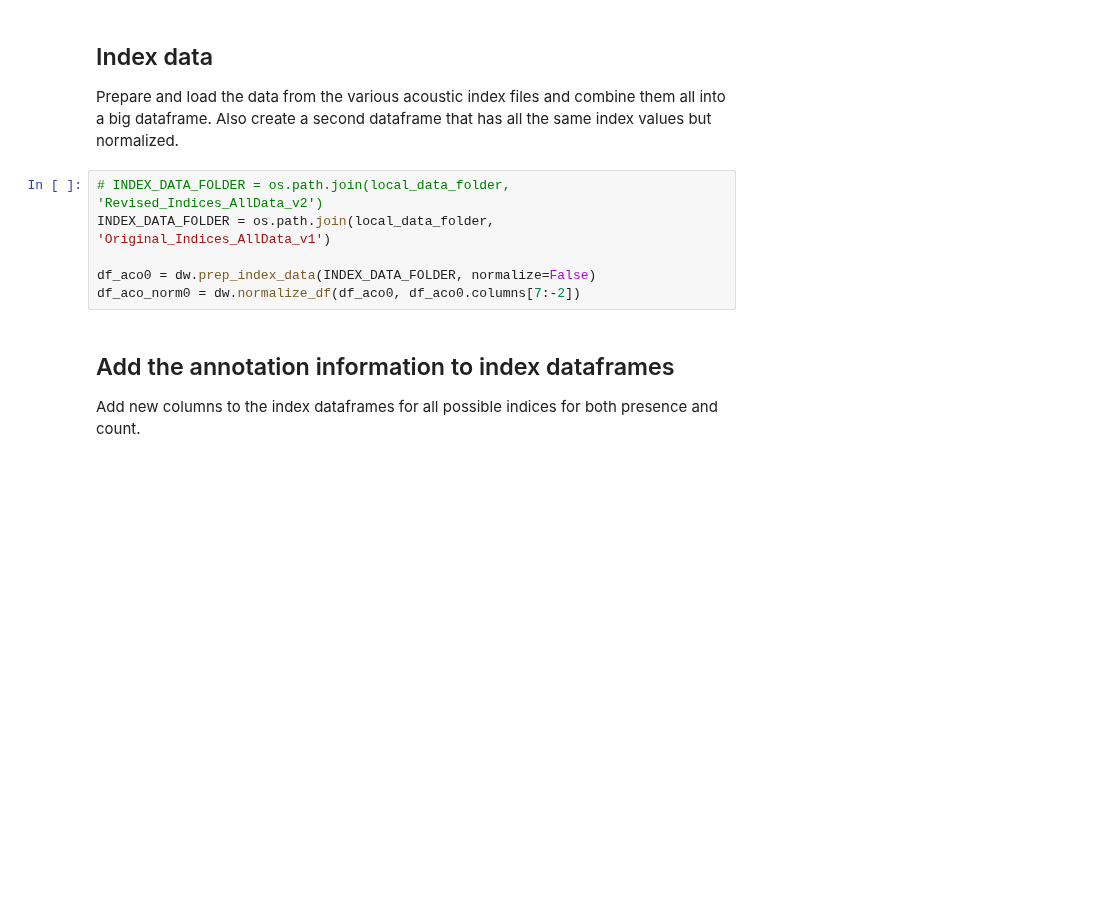
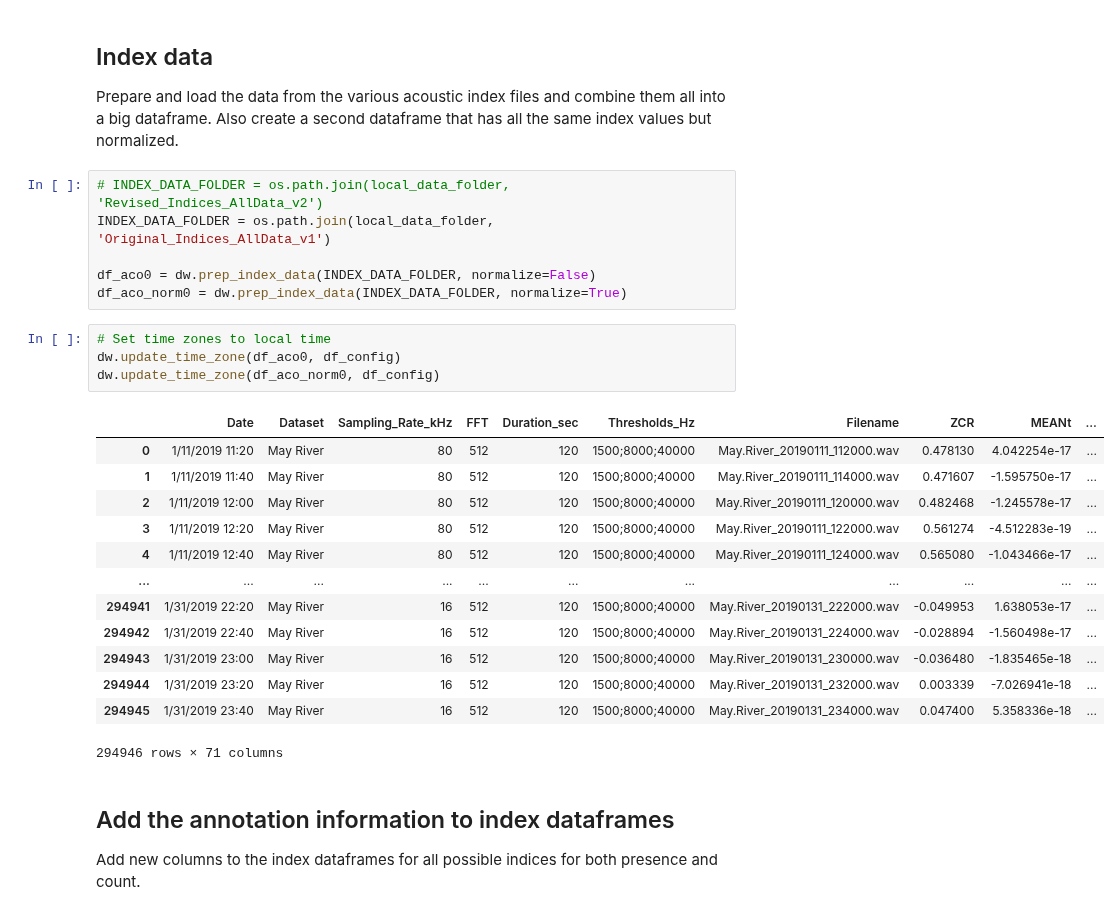
Before and after one commit to Waveform-Analytics/osa-mbon, a Jupyter notebook: python-prep/tidy_biosound_data.ipynb, the cells around one changed output. Saved outputs shown, nothing was run; the diff lists cells and outputs as text; blank space fills up the shorter version.

```diff
--- a/python-prep/tidy_biosound_data.ipynb
+++ b/python-prep/tidy_biosound_data.ipynb
@@ -74,7 +74,25 @@ Prepare and load the data from the various acoustic index files and combine them
 INDEX_DATA_FOLDER = os.path.join(local_data_folder, 'Original_Indices_AllData_v1')
 
 df_aco0 = dw.prep_index_data(INDEX_DATA_FOLDER, normalize=False)
-df_aco_norm0 = dw.normalize_df(df_aco0, df_aco0.columns[7:-2])
+df_aco_norm0 = dw.prep_index_data(INDEX_DATA_FOLDER, normalize=True)
+# %%
+# Set time zones to local time
+dw.update_time_zone(df_aco0, df_config)
+dw.update_time_zone(df_aco_norm0, df_config)
+# %% [output]
+|  | Date | Dataset | Sampling_Rate_kHz | FFT | Duration_sec | Thresholds_Hz | Filename | ZCR | MEANt | ... |
+| 0 | 1/11/2019 11:20 | May River | 80 | 512 | 120 | 1500;8000;40000 | May.River_20190111_112000.wav | 0.478130 | 4.042254e-17 | ... |
+| 1 | 1/11/2019 11:40 | May River | 80 | 512 | 120 | 1500;8000;40000 | May.River_20190111_114000.wav | 0.471607 | -1.595750e-17 | ... |
+| 2 | 1/11/2019 12:00 | May River | 80 | 512 | 120 | 1500;8000;40000 | May.River_20190111_120000.wav | 0.482468 | -1.245578e-17 | ... |
+| 3 | 1/11/2019 12:20 | May River | 80 | 512 | 120 | 1500;8000;40000 | May.River_20190111_122000.wav | 0.561274 | -4.512283e-19 | ... |
+| 4 | 1/11/2019 12:40 | May River | 80 | 512 | 120 | 1500;8000;40000 | May.River_20190111_124000.wav | 0.565080 | -1.043466e-17 | ... |
+| ... | ... | ... | ... | ... | ... | ... | ... | ... | ... | ... |
+| 294941 | 1/31/2019 22:20 | May River | 16 | 512 | 120 | 1500;8000;40000 | May.River_20190131_222000.wav | -0.049953 | 1.638053e-17 | ... |
+| 294942 | 1/31/2019 22:40 | May River | 16 | 512 | 120 | 1500;8000;40000 | May.River_20190131_224000.wav | -0.028894 | -1.560498e-17 | ... |
+| 294943 | 1/31/2019 23:00 | May River | 16 | 512 | 120 | 1500;8000;40000 | May.River_20190131_230000.wav | -0.036480 | -1.835465e-18 | ... |
+| 294944 | 1/31/2019 23:20 | May River | 16 | 512 | 120 | 1500;8000;40000 | May.River_20190131_232000.wav | 0.003339 | -7.026941e-18 | ... |
+| 294945 | 1/31/2019 23:40 | May River | 16 | 512 | 120 | 1500;8000;40000 | May.River_20190131_234000.wav | 0.047400 | 5.358336e-18 | ... |
+294946 rows × 71 columns
 # %% [markdown]
 ## Add the annotation information to index dataframes
 
```
Also changed, not shown: parts of 4 cells of this notebook, 2 other files.
